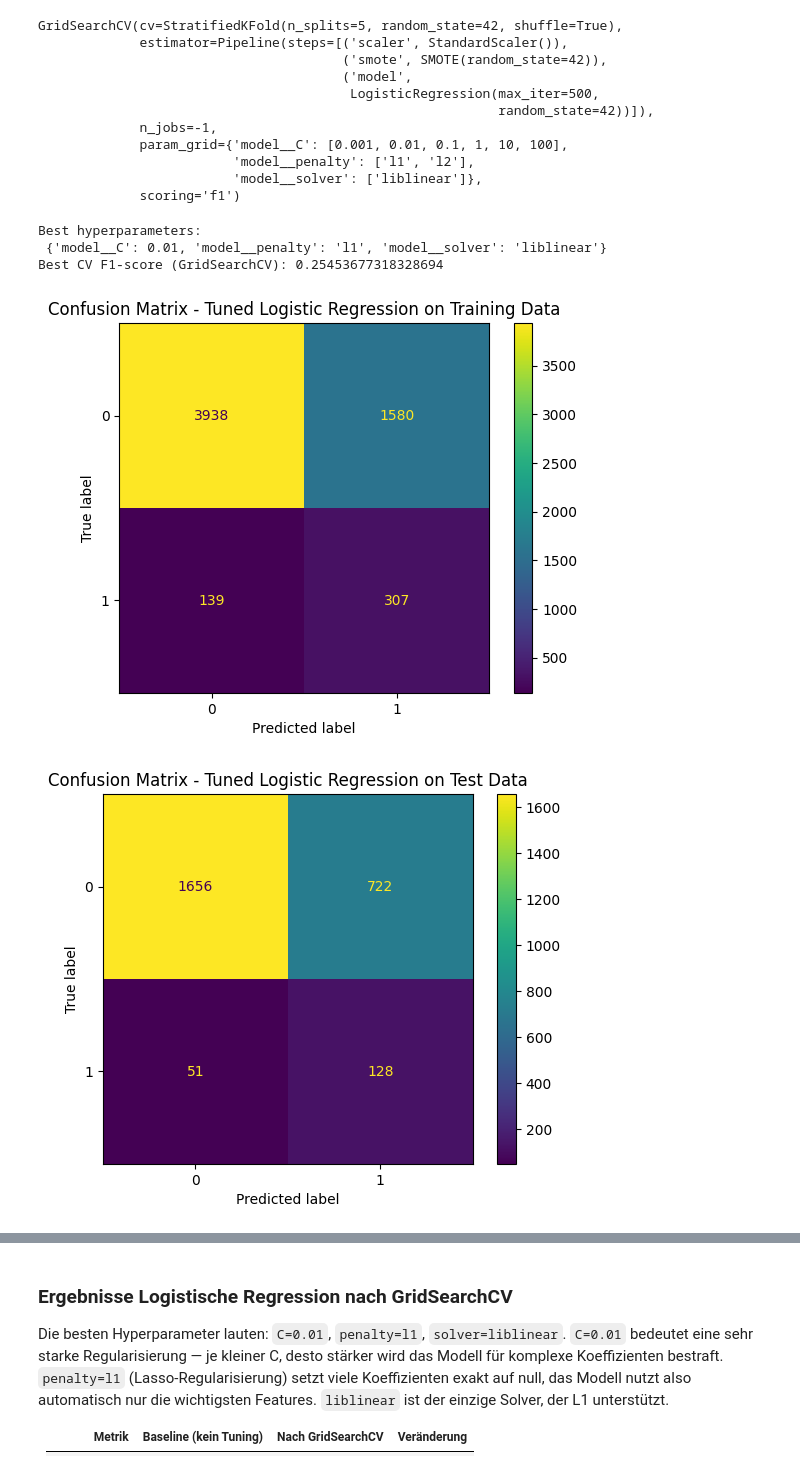
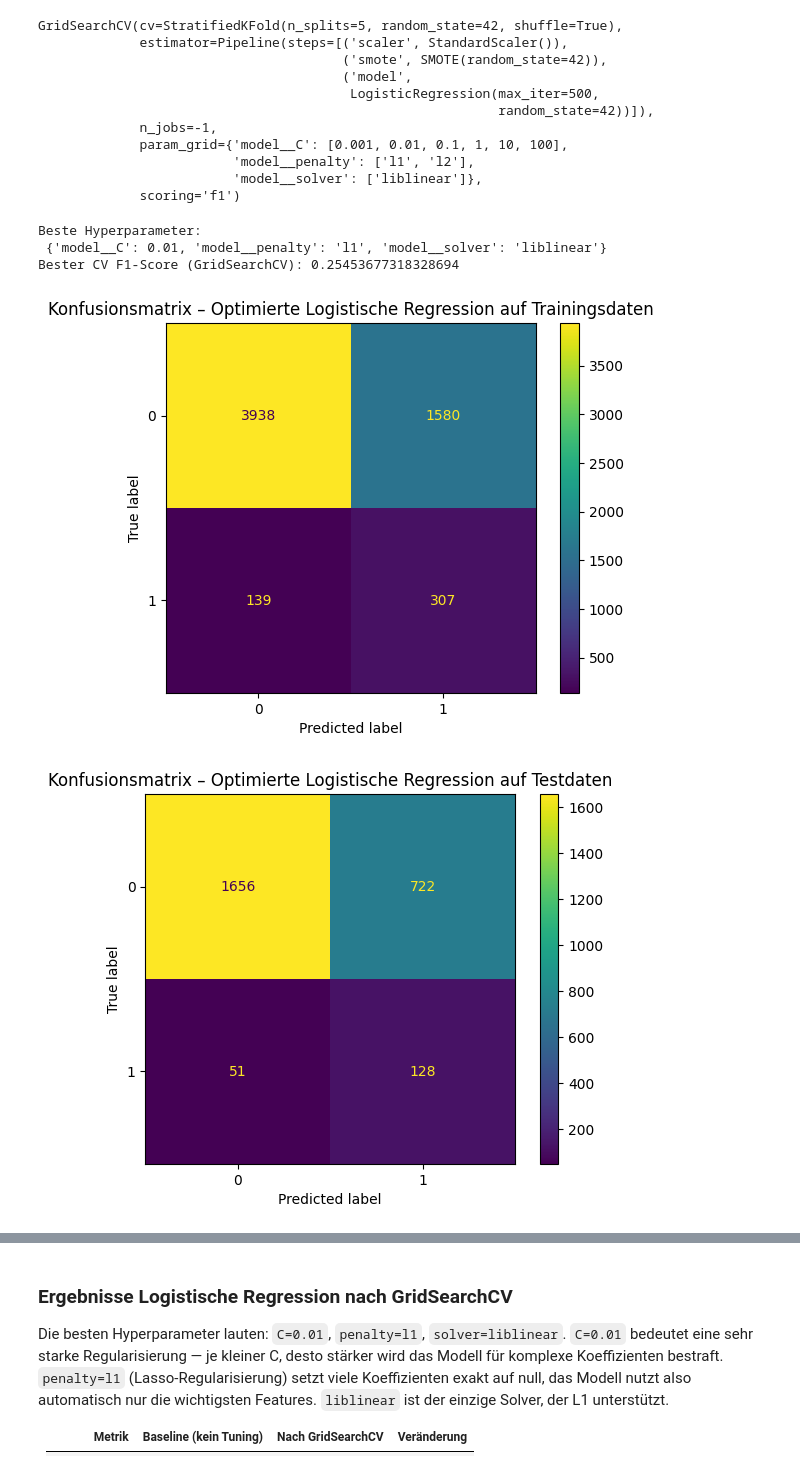
Before and after one commit to PatrickSchubert-Munich/DataScience_and_ML_Assignment, a Jupyter notebook: 01_Classification/Assignment_01_2130238.ipynb, the cells around one changed output, grey strips where cells are left out. Saved outputs shown, nothing was run; the diff lists cells and outputs as text; code cells hidden in the pictures.

```diff
--- a/01_Classification/Assignment_01_2130238.ipynb
+++ b/01_Classification/Assignment_01_2130238.ipynb
@@ -2012,29 +2022,29 @@ GridSearchCV(cv=StratifiedKFold(n_splits=5, random_state=42, shuffle=True),
              scoring='f1')
 # %%
 # Beste Hyperparameter und CV-Score
-print('Best hyperparameters:\n', grid_log_reg.best_params_)
-print('Best CV F1-score (GridSearchCV):', grid_log_reg.best_score_)
+print('Beste Hyperparameter:\n', grid_log_reg.best_params_)
+print('Bester CV F1-Score (GridSearchCV):', grid_log_reg.best_score_)
 # %% [output]
-Best hyperparameters:
+Beste Hyperparameter:
  {'model__C': 0.01, 'model__penalty': 'l1', 'model__solver': 'liblinear'}
-Best CV F1-score (GridSearchCV): 0.25453677318328694
+Bester CV F1-Score (GridSearchCV): 0.25453677318328694
 # %%
 # Bestes Modell aus GridSearchCV
 clf_log_reg_GS = grid_log_reg.best_estimator_
 
-# Konfusions-Matrix auf Trainingsdaten
+# Konfusionsmatrix auf Trainingsdaten
 y_pred_train_log_reg_gs = clf_log_reg_GS.predict(X_train)
 ConfusionMatrixDisplay.from_estimator(clf_log_reg_GS, X_train, y_train, values_format='d')
-plt.title("Confusion Matrix - Tuned Logistic Regression on Training Data")
+plt.title("Konfusionsmatrix – Optimierte Logistische Regression auf Trainingsdaten")
 plt.show()
 
-# Konfusions-Matrix auf Testdaten
+# Konfusionsmatrix auf Testdaten
 y_pred_test_log_reg_gs = clf_log_reg_GS.predict(X_test)
 ConfusionMatrixDisplay.from_estimator(clf_log_reg_GS, X_test, y_test, values_format='d')
-plt.title("Confusion Matrix - Tuned Logistic Regression on Test Data")
+plt.title("Konfusionsmatrix – Optimierte Logistische Regression auf Testdaten")
 plt.show()
 # %% [output]
-[figure, old version]
+[figure, new version]
-[figure, old version]
+[figure, new version]
 # %%
 # Vergleich: Training vs. Test vs. CV
```
Also changed, not shown: parts of 41 cells of this notebook.
